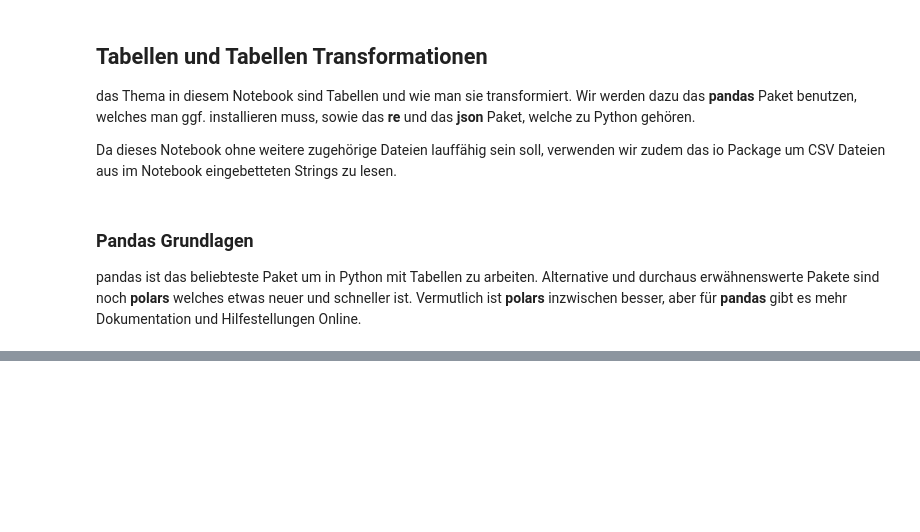
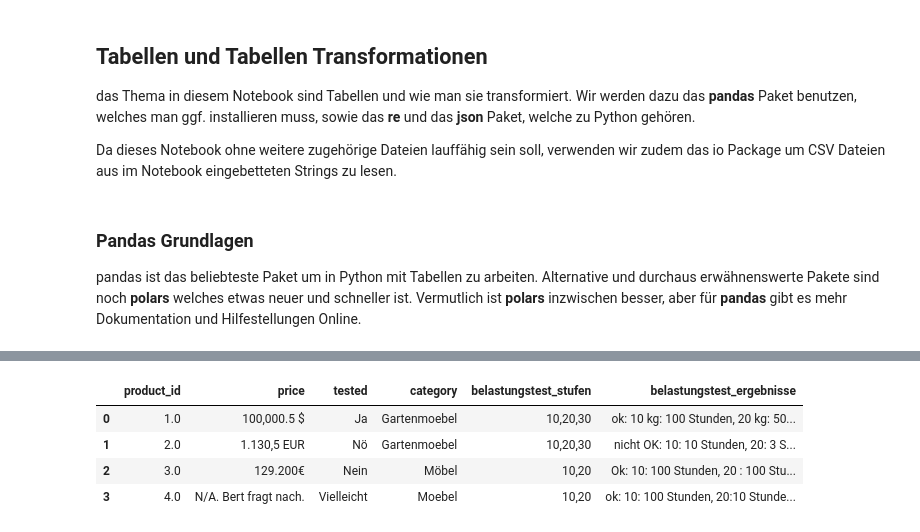
Before and after one commit to kadeng/pykurs, a Jupyter notebook: notebooks/python_kurs_3_tabellen_transformieren.ipynb, the cells around one changed output, grey strips where cells are left out. Drawn from its saved outputs; the diff is of its cells as text; code cells hidden in the pictures; blank space fills up the shorter version.

Commit message:
Bei weitem noch nicht fertig

```diff
--- a/notebooks/python_kurs_3_tabellen_transformieren.ipynb
+++ b/notebooks/python_kurs_3_tabellen_transformieren.ipynb
@@ -18,3 +19,9 @@ import io
+# %%
+# Display optionen setzen
+# wir wollen die Daten komplett sehen
+pd.set_option('display.max_columns', 100)
+pd.options.display.max_rows = 999
+pd.options.display.max_colwidth = 1000
 # %% [markdown]
 ### Pandas Grundlagen
 
@@ -27,0 +58,20 @@ csv_text = """produkt_id;testergebnisse;preis
+# %%
+daten_column_format =  {  "product_id" : [ 1.0, 2.0, 3.0, 4.0 ], # produkt-id sollte eigentlich ein int sein, sind aber floats
+        "price" : [ "100,000.5 $", "1.130,5 EUR", "129.200€", "N/A. Bert fragt nach." ], # Wirrwarr an Formaten und Währungen, mit fehlenden Daten. Sollte eigentlich ein float-Wert in EUR sein
+        "tested" : [ "Ja", "Nö", "Nein", "Vielleicht"], # Sollte eigentlich True, False oder None (unbekannt) sein
+        "category" : [ "Gartenmoebel", "Gartenmoebel", "Möbel", "Moebel"], # Umlaute mal so mal so, sollte Gruppierungen erlauben
+        "belastungstest_stufen" : [ "10,20,30", "10,20,30", "10,20", "10,20"], # kg mit denen die Möbel bei Tests belastet wurden
+        "belastungstest_ergebnisse" : [ # Ergebnisse von Belastungstests in einem Freitextformat das man parsen muss
+              "ok: 10 kg: 100 Stunden, 20 kg: 50 Stunden, 30 kg: 25 Stunden.",
+              "nicht OK:  10: 10 Stunden, 20: 3 Stunden, 30: Zusammenbruch. Kommentar: Wasserresistenz nicht getestet",
+              "Ok: 10: 100 Stunden, 20 : 100 Stunden. Kommentar: Super Qualität",
+              "ok: 10: 100 Stunden, 20:10 Stunden, 30: N/A. Kommentar: Qualität ok"]}
+
+problem_df = pd.DataFrame(daten_column_format)
+problem_df
+# %% [output]
+|  | product_id | price | tested | category | belastungstest_stufen | belastungstest_ergebnisse |
+| 0 | 1.0 | 100,000.5 $ | Ja | Gartenmoebel | 10,20,30 | ok: 10 kg: 100 Stunden, 20 kg: 50... |
+| 1 | 2.0 | 1.130,5 EUR | Nö | Gartenmoebel | 10,20,30 | nicht OK: 10: 10 Stunden, 20: 3 S... |
+| 2 | 3.0 | 129.200€ | Nein | Möbel | 10,20 | Ok: 10: 100 Stunden, 20 : 100 Stu... |
+| 3 | 4.0 | N/A. Bert fragt nach. | Vielleicht | Moebel | 10,20 | ok: 10: 100 Stunden, 20:10 Stunde... |
```
Also changed, not shown: parts of 24 cells of this notebook.
